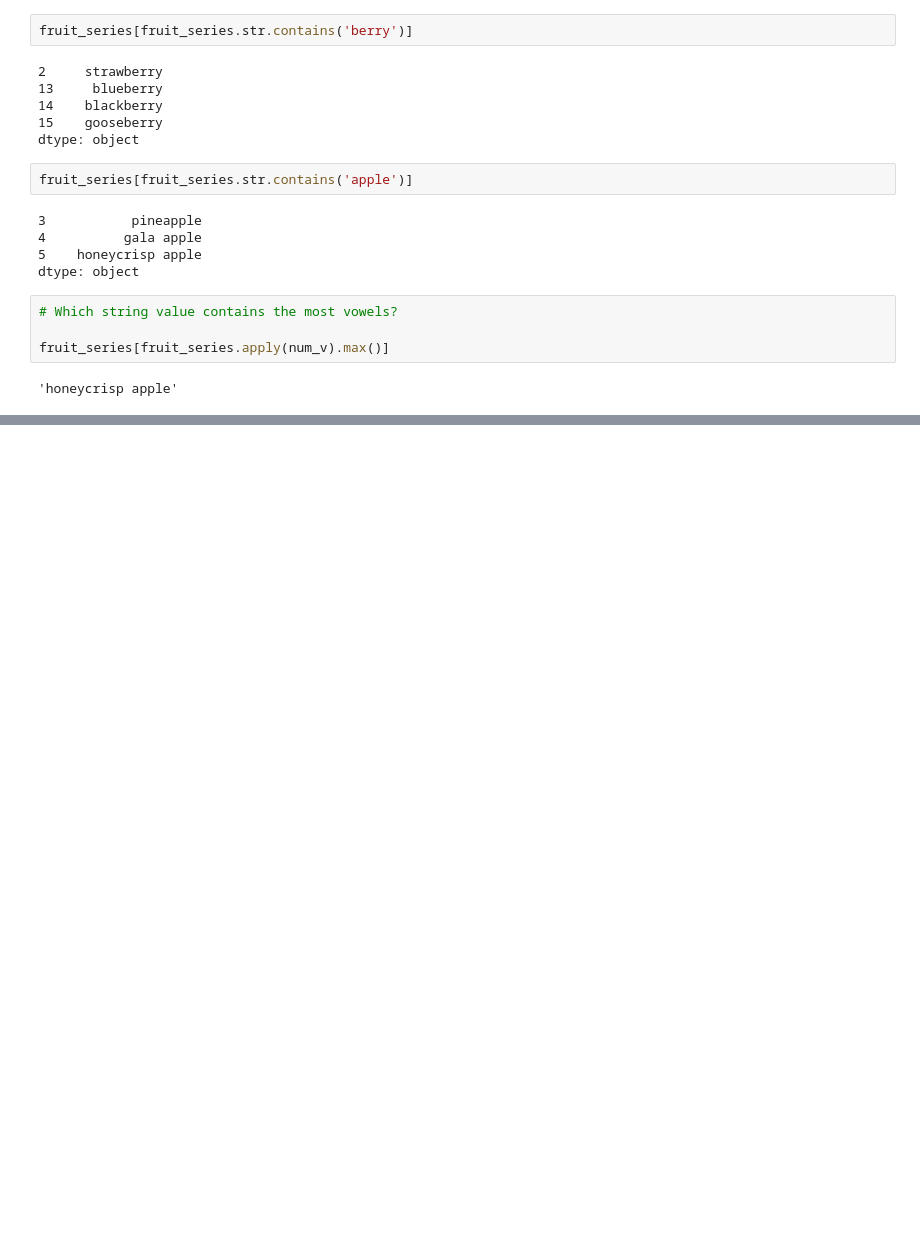
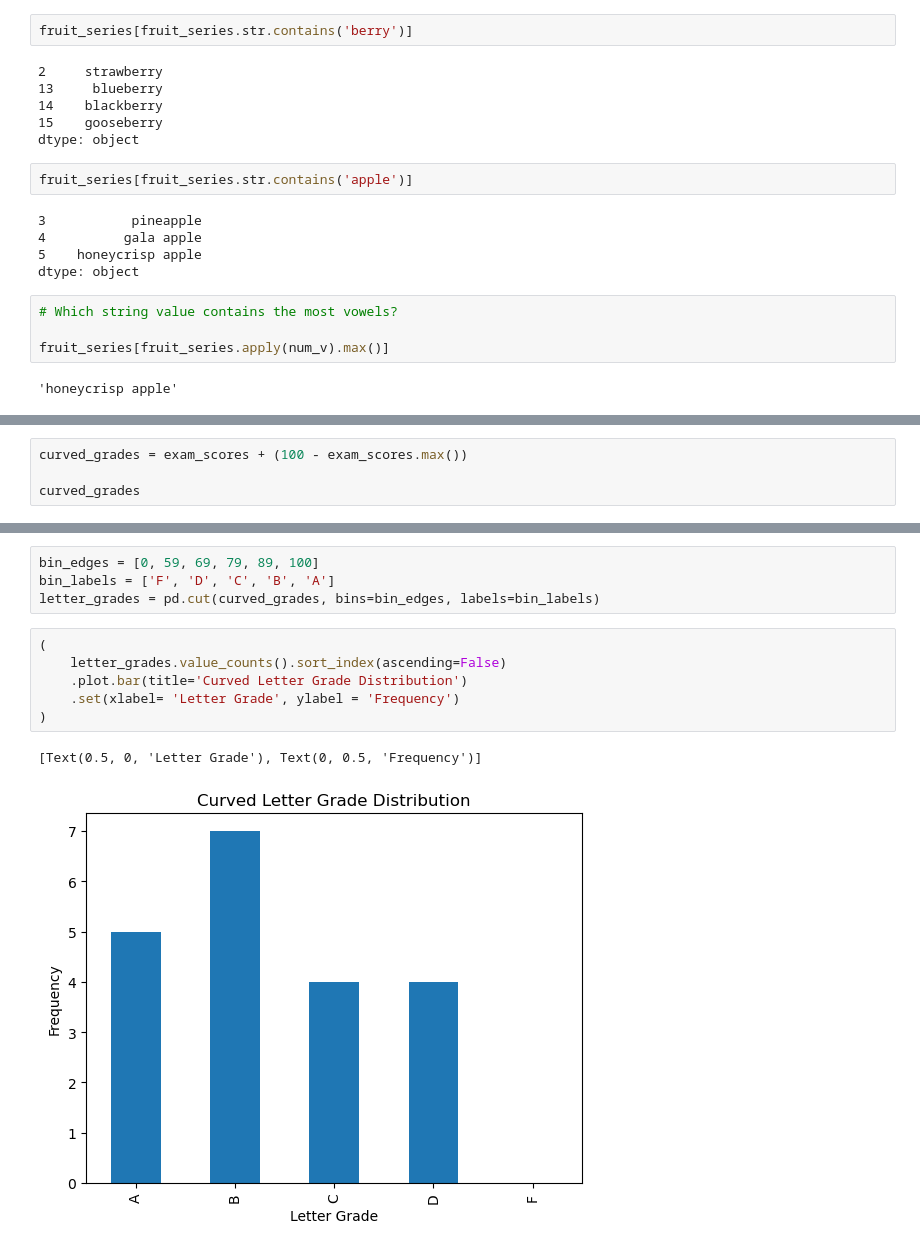
Before and after one commit to nicolas-angarita/data_science_libraries, a Jupyter notebook: pandas_series.ipynb, the cells around one changed output, grey strips where cells are left out. Drawn from its saved outputs; the diff is of its cells as text; blank space fills up the shorter version.

```diff
--- a/pandas_series.ipynb
+++ b/pandas_series.ipynb
@@ -342,0 +531,4 @@ Plot your new categorical letter_grades Series in a meaninful way and include a
+# %%
+curved_grades = exam_scores + (100 - exam_scores.max())
+
+curved_grades
@@ -342,0 +553,13 @@ Plot your new categorical letter_grades Series in a meaninful way and include a
+# %%
+bin_edges = [0, 59, 69, 79, 89, 100]
+bin_labels = ['F', 'D', 'C', 'B', 'A']
+letter_grades = pd.cut(curved_grades, bins=bin_edges, labels=bin_labels)
+# %%
+(
+    letter_grades.value_counts().sort_index(ascending=False)
+    .plot.bar(title='Curved Letter Grade Distribution')
+    .set(xlabel= 'Letter Grade', ylabel = 'Frequency')
+)
+# %% [output]
+[Text(0.5, 0, 'Letter Grade'), Text(0, 0.5, 'Frequency')]
+[figure, added]
```
Also changed, not shown: parts of 27 cells of this notebook.
